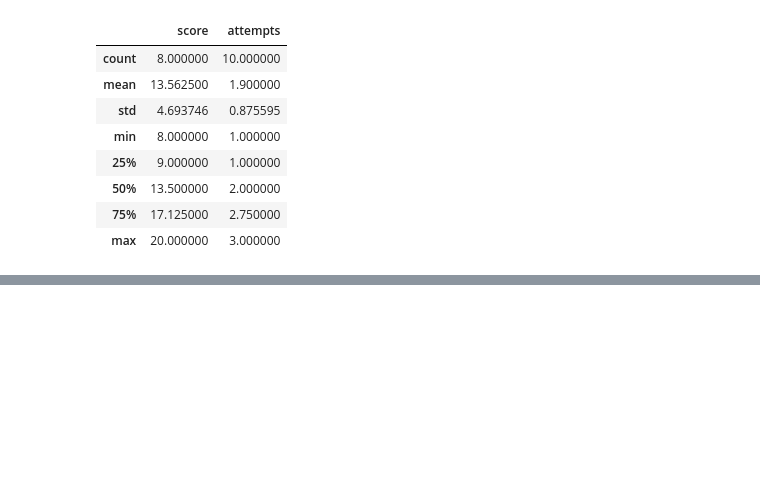
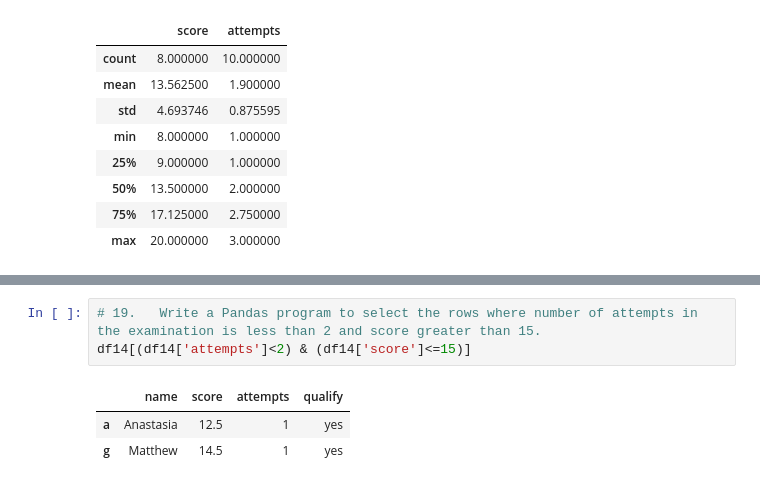
Before and after one commit to athulrj02/DA-Python, a Jupyter notebook: 20035410|Exercise_4_Python_Pandas_Exercises.ipynb, the cells around one changed output, grey strips where cells are left out. Drawn from its saved outputs; the diff is of its cells as text; blank space fills up the shorter version.

```diff
--- a/20035410|Exercise_4_Python_Pandas_Exercises.ipynb
+++ b/20035410|Exercise_4_Python_Pandas_Exercises.ipynb
@@ -311,0 +294,7 @@ df14[['name','score']]
+# %%
+# 19.	Write a Pandas program to select the rows where number of attempts in the examination is less than 2 and score greater than 15.
+df14[(df14['attempts']<2) & (df14['score']<=15)]
+# %% [output]
+|  | name | score | attempts | qualify |
+| a | Anastasia | 12.5 | 1 | yes |
+| g | Matthew | 14.5 | 1 | yes |
```
Also changed, not shown: parts of 12 cells of this notebook.
